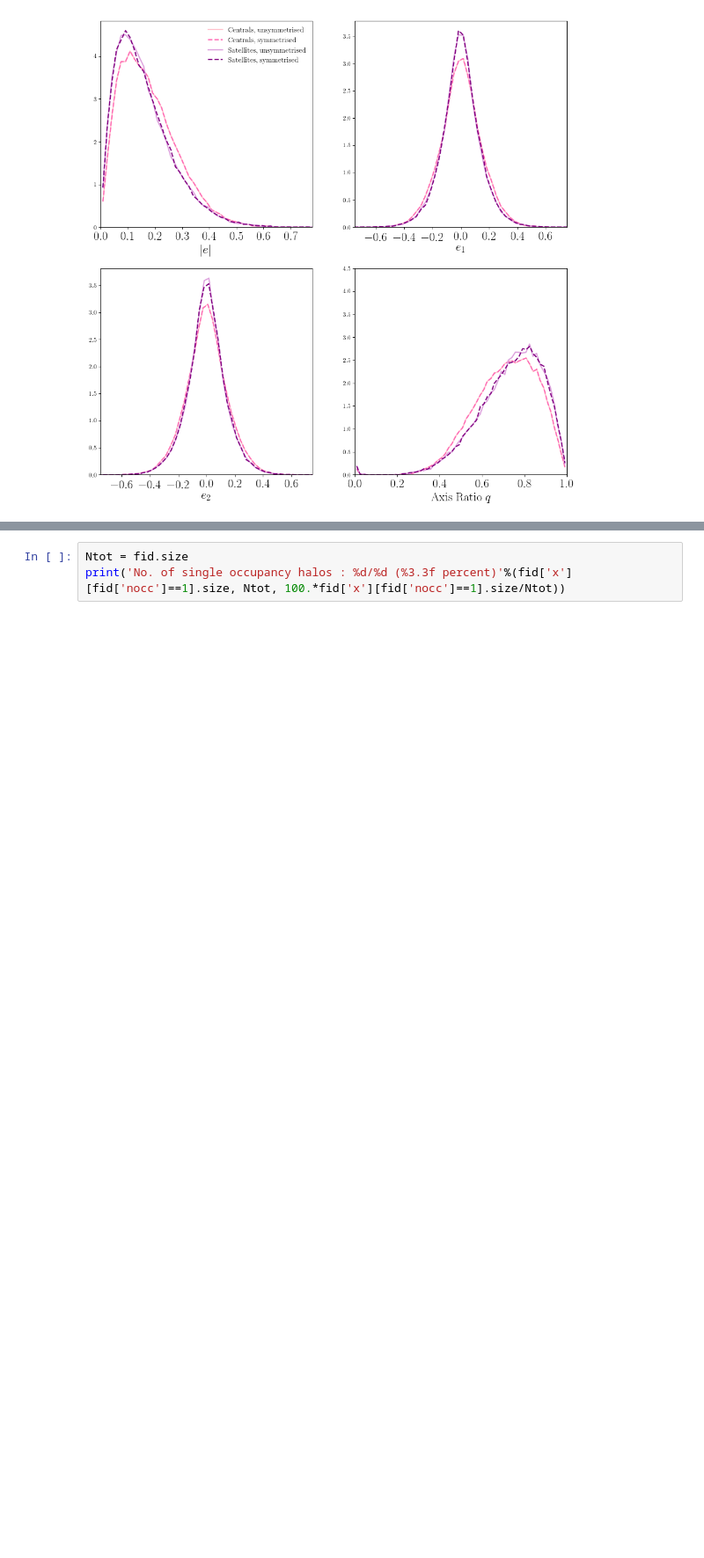
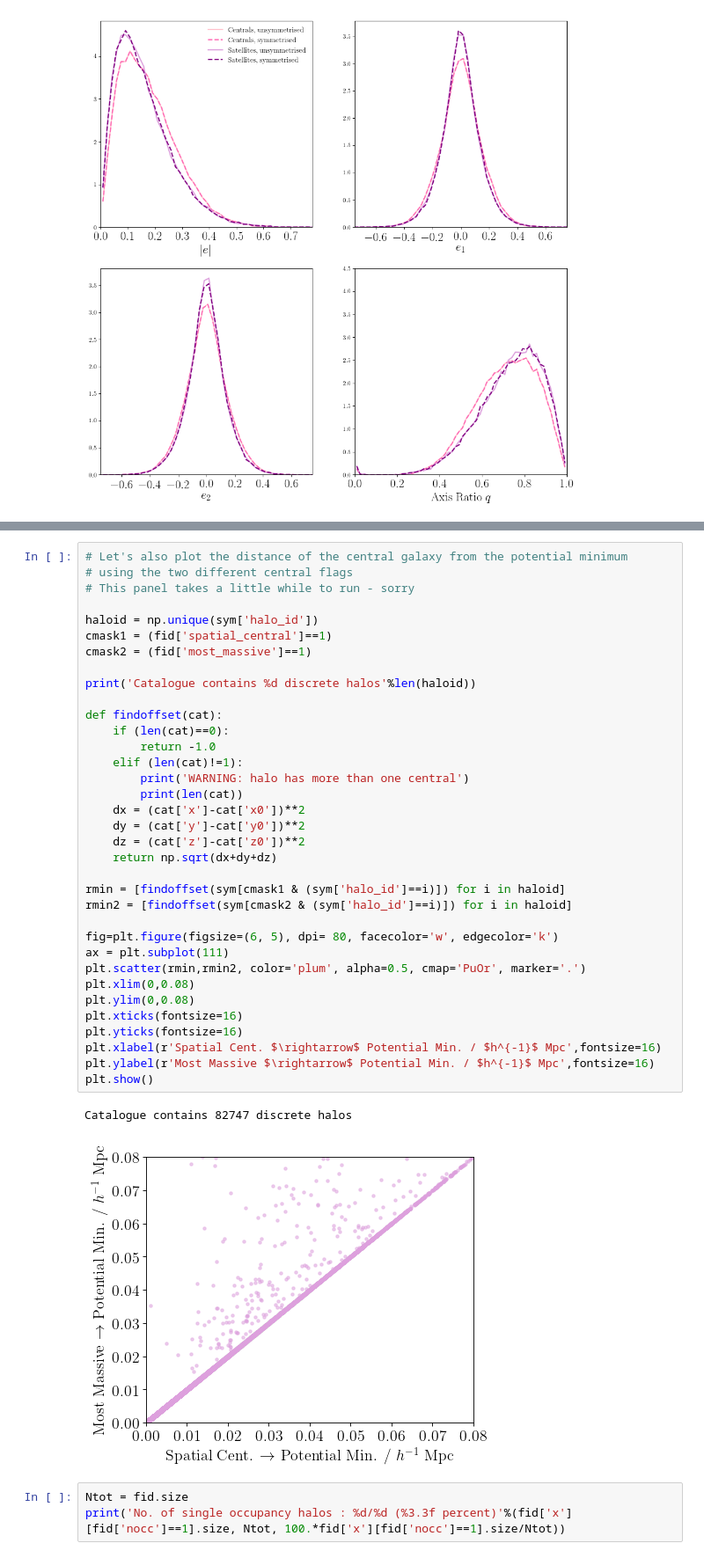
Before and after one commit to ssamuroff/ia_modelling_public, a Jupyter notebook: examples/catalogues.ipynb, the cells around one changed output, grey strips where cells are left out. Shown: that part at 88% size. Drawn from its saved outputs; the diff is of its cells as text; blank space fills up the shorter version.

```diff
--- a/examples/catalogues.ipynb
+++ b/examples/catalogues.ipynb
@@ -199,6 +220,44 @@ Max central offset : 121.871 h^-1 kpc
 Mean central offset : 7.355 h^-1 kpc
 Median central offset : 3.844 h^-1 kpc
 Number of centrals with offset R > 45 h^-1 kpc : 1067/76177 (1.401 percent)
+# %%
+# Let's also plot the distance of the central galaxy from the potential minimum
+# using the two different central flags
+# This panel takes a little while to run - sorry
+
+haloid = np.unique(sym['halo_id'])
+cmask1 = (fid['spatial_central']==1)
+cmask2 = (fid['most_massive']==1)
+
+print('Catalogue contains %d discrete halos'%len(haloid))
+
+def findoffset(cat):
+    if (len(cat)==0):
+        return -1.0
+    elif (len(cat)!=1):
+        print('WARNING: halo has more than one central')
+        print(len(cat))
+    dx = (cat['x']-cat['x0'])**2
+    dy = (cat['y']-cat['y0'])**2
+    dz = (cat['z']-cat['z0'])**2
+    return np.sqrt(dx+dy+dz)
+
+rmin = [findoffset(sym[cmask1 & (sym['halo_id']==i)]) for i in haloid]
+rmin2 = [findoffset(sym[cmask2 & (sym['halo_id']==i)]) for i in haloid]
+
+fig=plt.figure(figsize=(6, 5), dpi= 80, facecolor='w', edgecolor='k')
+ax = plt.subplot(111)
+plt.scatter(rmin,rmin2, color='plum', alpha=0.5, cmap='PuOr', marker='.')
+plt.xlim(0,0.08)
+plt.ylim(0,0.08)
+plt.xticks(fontsize=16)
+plt.yticks(fontsize=16)
+plt.xlabel(r'Spatial Cent. $\rightarrow$ Potential Min. / $h^{-1}$ Mpc',fontsize=16)
+plt.ylabel(r'Most Massive $\rightarrow$ Potential Min. / $h^{-1}$ Mpc',fontsize=16)
+plt.show()
+# %% [output]
+Catalogue contains 82747 discrete halos
+[figure, added]
 # %%
 Ntot = fid.size
 print('No. of single occupancy halos : %d/%d (%3.3f percent)'%(fid['x'][fid['nocc']==1].size, Ntot, 100.*fid['x'][fid['nocc']==1].size/Ntot))
```
Also changed, not shown: parts of 2 cells of this notebook.
